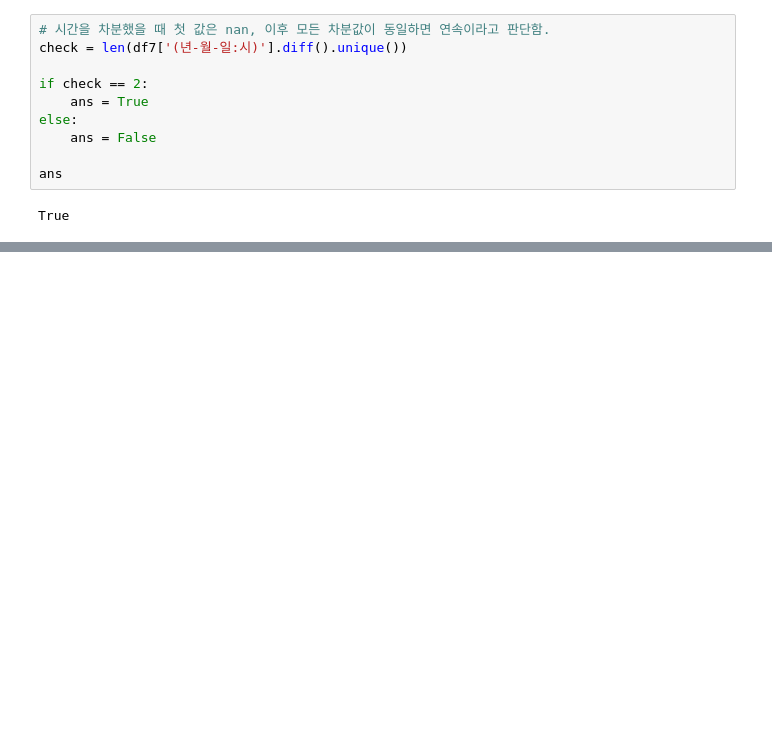
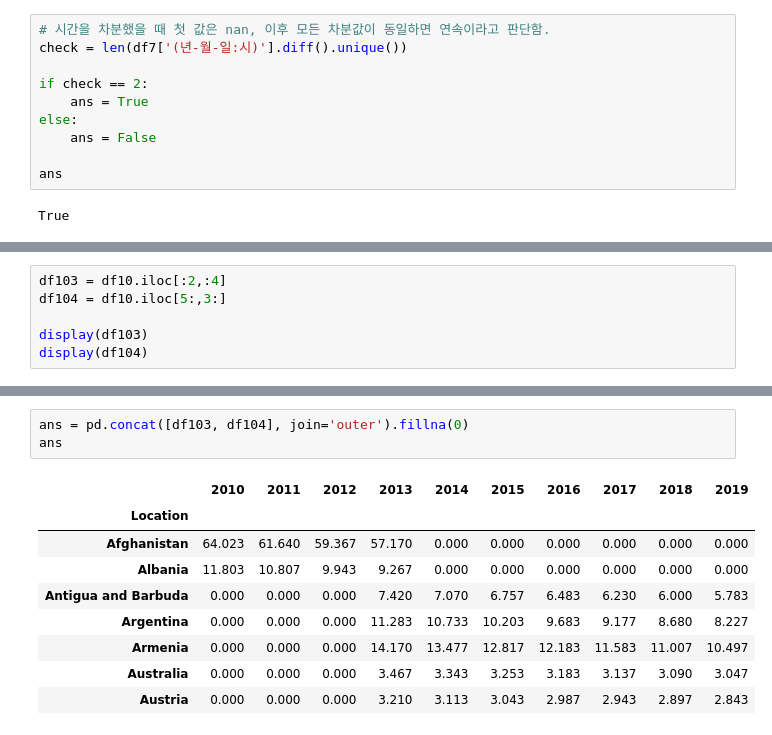
Before and after one commit to leejongseok1/Data-Analysis, a Jupyter notebook: 빅데이터분석기사_실기_연습문제100.ipynb, the cells around one changed output, grey strips where cells are left out. Drawn from its saved outputs; the diff is of its cells as text; blank space fills up the shorter version.

```diff
--- a/빅데이터분석기사_실기_연습문제100.ipynb
+++ b/빅데이터분석기사_실기_연습문제100.ipynb
@@ -930,0 +1165,6 @@ True
+# %%
+df103 = df10.iloc[:2,:4]
+df104 = df10.iloc[5:,3:]
+
+display(df103)
+display(df104)
@@ -930,0 +1196,13 @@ True
+# %%
+ans = pd.concat([df103, df104], join='outer').fillna(0)
+ans
+# %% [output]
+|  | 2010 | 2011 | 2012 | 2013 | 2014 | 2015 | 2016 | 2017 | 2018 | 2019 |
+| Location |  |  |  |  |  |  |  |  |  |  |
+| Afghanistan | 64.023 | 61.640 | 59.367 | 57.170 | 0.000 | 0.000 | 0.000 | 0.000 | 0.000 | 0.000 |
+| Albania | 11.803 | 10.807 | 9.943 | 9.267 | 0.000 | 0.000 | 0.000 | 0.000 | 0.000 | 0.000 |
+| Antigua and Barbuda | 0.000 | 0.000 | 0.000 | 7.420 | 7.070 | 6.757 | 6.483 | 6.230 | 6.000 | 5.783 |
+| Argentina | 0.000 | 0.000 | 0.000 | 11.283 | 10.733 | 10.203 | 9.683 | 9.177 | 8.680 | 8.227 |
+| Armenia | 0.000 | 0.000 | 0.000 | 14.170 | 13.477 | 12.817 | 12.183 | 11.583 | 11.007 | 10.497 |
+| Australia | 0.000 | 0.000 | 0.000 | 3.467 | 3.343 | 3.253 | 3.183 | 3.137 | 3.090 | 3.047 |
+| Austria | 0.000 | 0.000 | 0.000 | 3.210 | 3.113 | 3.043 | 2.987 | 2.943 | 2.897 | 2.843 |
```
Also changed, not shown: parts of 26 cells of this notebook.
